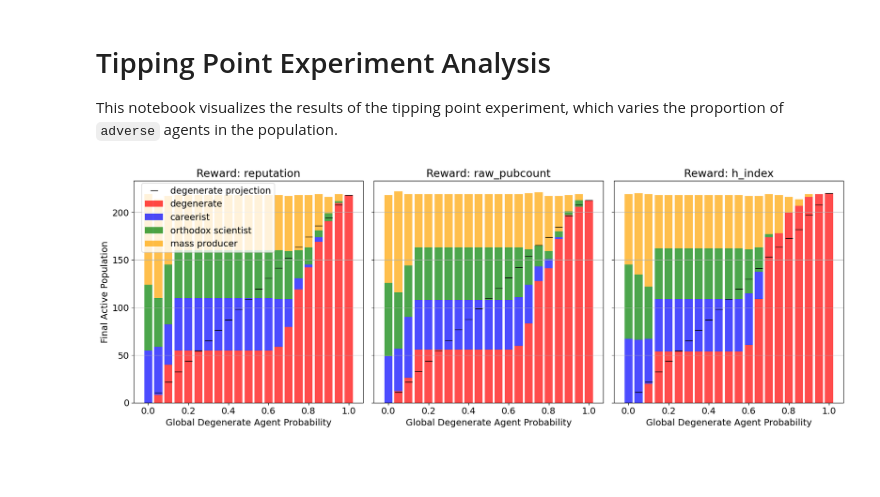
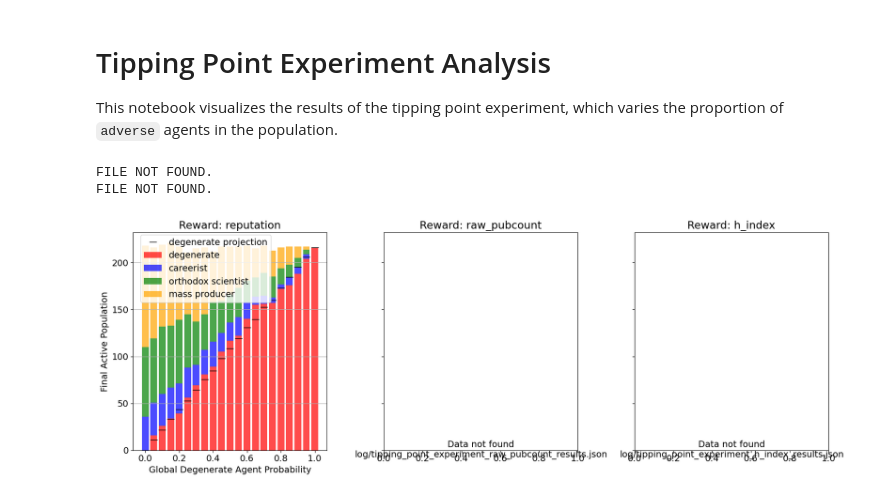
Before and after one commit to Christof93/scientific-collaboration-marl, a Jupyter notebook: visualize_tipping_points.ipynb, the cells around one changed output. Drawn from its saved outputs; the diff is of its cells as text; code cells hidden in the pictures; blank space fills up the shorter version.

```diff
--- a/visualize_tipping_points.ipynb
+++ b/visualize_tipping_points.ipynb
@@ -60,7 +60,7 @@ for i, reward_type in enumerate(reward_types):
             'mass_producer': []
         }
         for d in data:
-            pops = d['final_populations']
+            pops = d['final_populations_mean']
             for k in populations.keys():
                 populations[k].append(pops.get(k, 0))
 
@@ -89,31 +89,33 @@ for i, reward_type in enumerate(reward_types):
 
         ax.plot(
             proportions,
             indicator_y,
             color='black',
             linewidth=2,
             linestyle='',
             marker='_',
             markersize=12,
             label='degenerate projection'
         )
 
         ax.set_title(f'Reward: {reward_type}')
         ax.set_xlabel('Global Degenerate Agent Probability')
         if i == 0:
             ax.set_ylabel('Final Active Population')
         ax.grid(True, axis='y')
     else:
         ax.text(0.5, 0.5, f"Data not found\n{filepath}", ha='center', va='center')
         ax.set_title(f'Reward: {reward_type}')
 
 handles, labels = axes[0].get_legend_handles_labels()
 if handles:
     fig.legend(handles, labels, loc='upper right', bbox_to_anchor=(0.225, 0.93))
 
 # plt.suptitle('Tipping Point: Final Population Composition across Reward Types', fontsize=16)
 plt.tight_layout()
 plt.subplots_adjust(right=0.9)
 plt.show()
 # %% [output]
+FILE NOT FOUND.
+FILE NOT FOUND.
-[figure, old version]
+[figure, new version]
```
Also changed, not shown: 25 other files.
